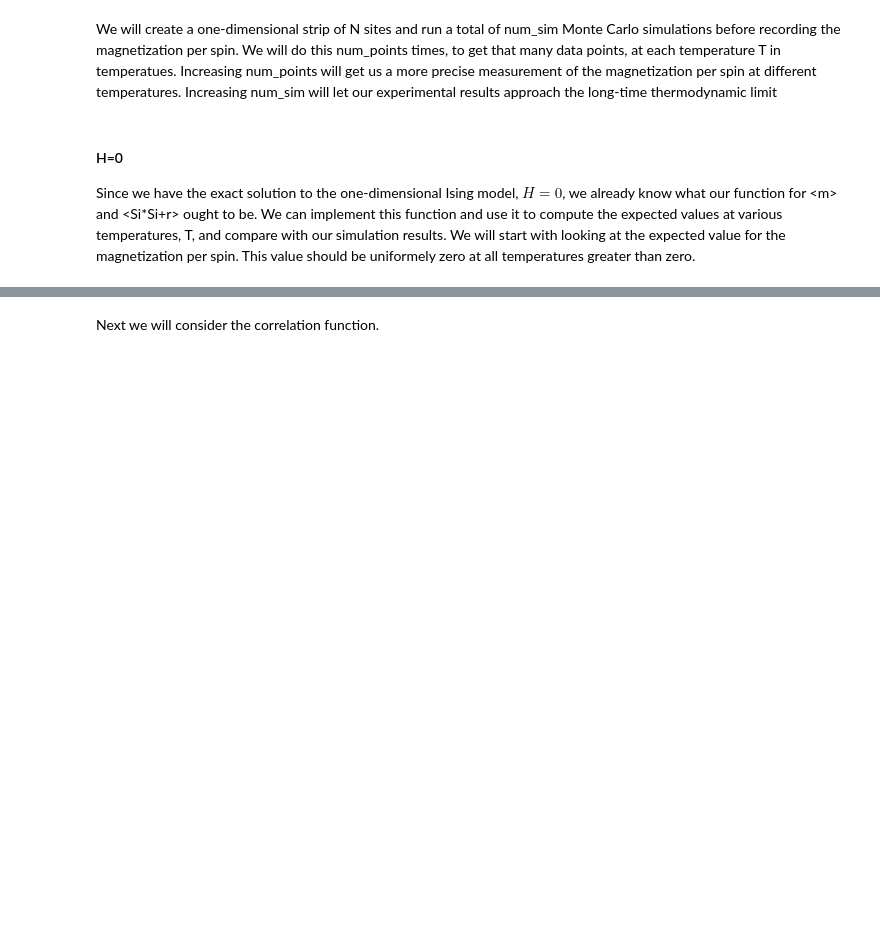
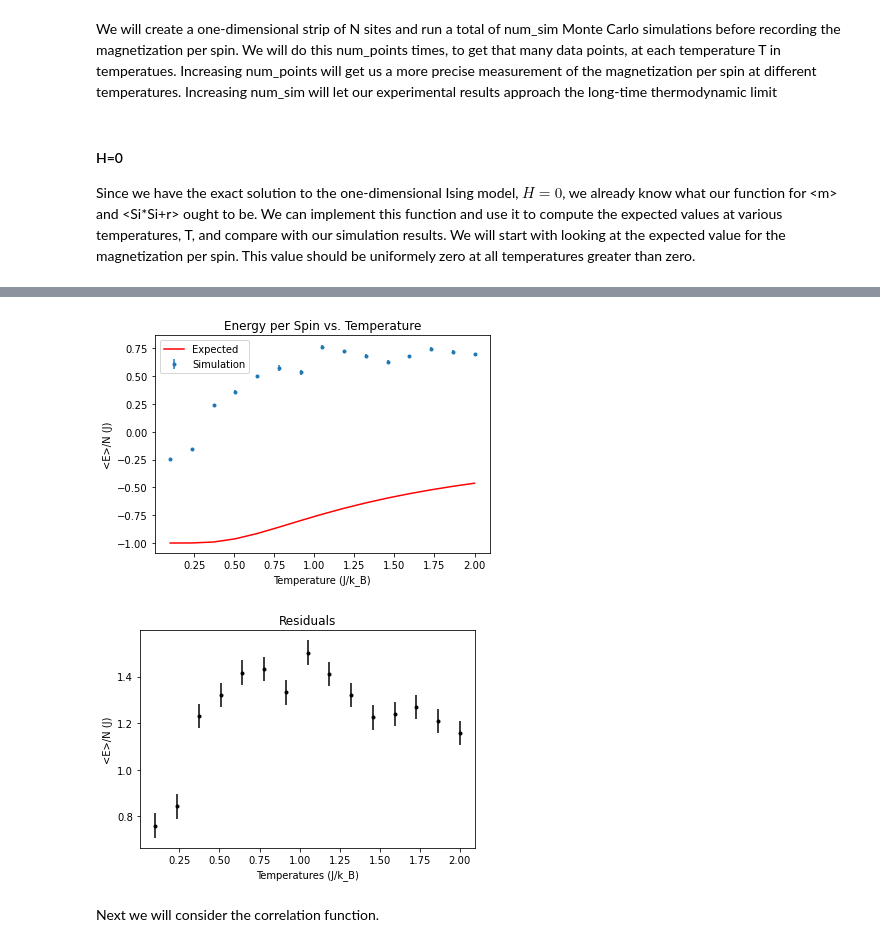
Before and after one commit to WillPugs/ising-model, a Jupyter notebook: ising_1d.ipynb, the cells around one changed output, grey strips where cells are left out. Saved outputs shown, nothing was run; the diff lists cells and outputs as text; code cells hidden in the pictures; blank space fills up the shorter version.

```diff
--- a/ising_1d.ipynb
+++ b/ising_1d.ipynb
@@ -368,3 +388,47 @@ plt.show()
+# %%
+#these values will be stored in separate variables so that we may easily change them
+length = 100
+num_points = 50
+num_sim = 3
+temperatures_h_0 = np.linspace(0.1, 2, 15) #the range of temperatures over which we will run our simulation
+
+energies, energies_unc = full_sim_1d(length, num_points, num_sim, temperatures_h_0, output='energy') #run the simulation
+# %%
+def expected_e_h_0_1d(temp):
+    return -tanh(1/temp)
+
+exp_e = [expected_e_h_0_1d(T) for T in temperatures_h_0]
+
+residuals_1d = residuals(temperatures_h_0, energies, expected_e_h_0_1d)
+# %%
+plt.figure()
+
+plt.errorbar(x=temperatures_h_0, y=energies, yerr=energies_unc, marker='.', ls='', label='Simulation') #simulation results for <e>
+plt.plot(temperatures_h_0, exp_e, 'r-', label='Expected') #expected: <e>=0
+
+plt.legend(loc='upper left')
+plt.title("Energy per Spin vs. Temperature")
+plt.ylabel("<E>/N (J)")
+plt.xlabel("Temperature (J/k_B)")
+
+plt.show()
+
+
+plt.figure()
+
+#the following two lines of code are so our residuals will have error bars
+res_1d_stderror = standard_error(residuals_1d)
+residuals_1d_unc = [res_1d_stderror for i in residuals_1d]
+
+plt.errorbar(x=temperatures_h_0, y=residuals_1d, yerr=residuals_1d_unc, color='k', marker='.', ls='') #plotting residuals of <m>
+
+plt.title('Residuals')
+plt.xlabel('Temperatures (J/k_B)')
+plt.ylabel('<E>/N (J)')
+plt.show()
+# %% [output]
+[figure, added]
+[figure, added]
 # %% [markdown]
 Next we will consider the correlation function.
 # %%
```
Also changed, not shown: parts of 10 cells of this notebook, 1 other file.
